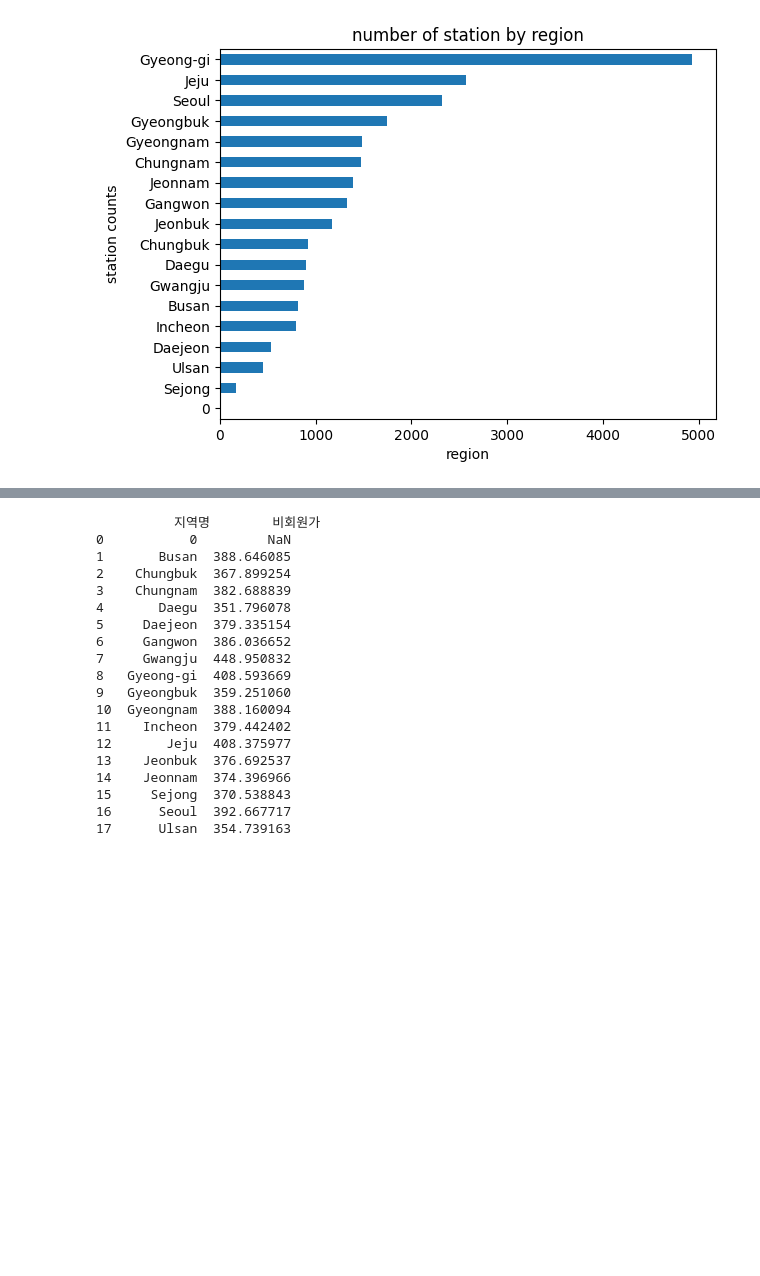
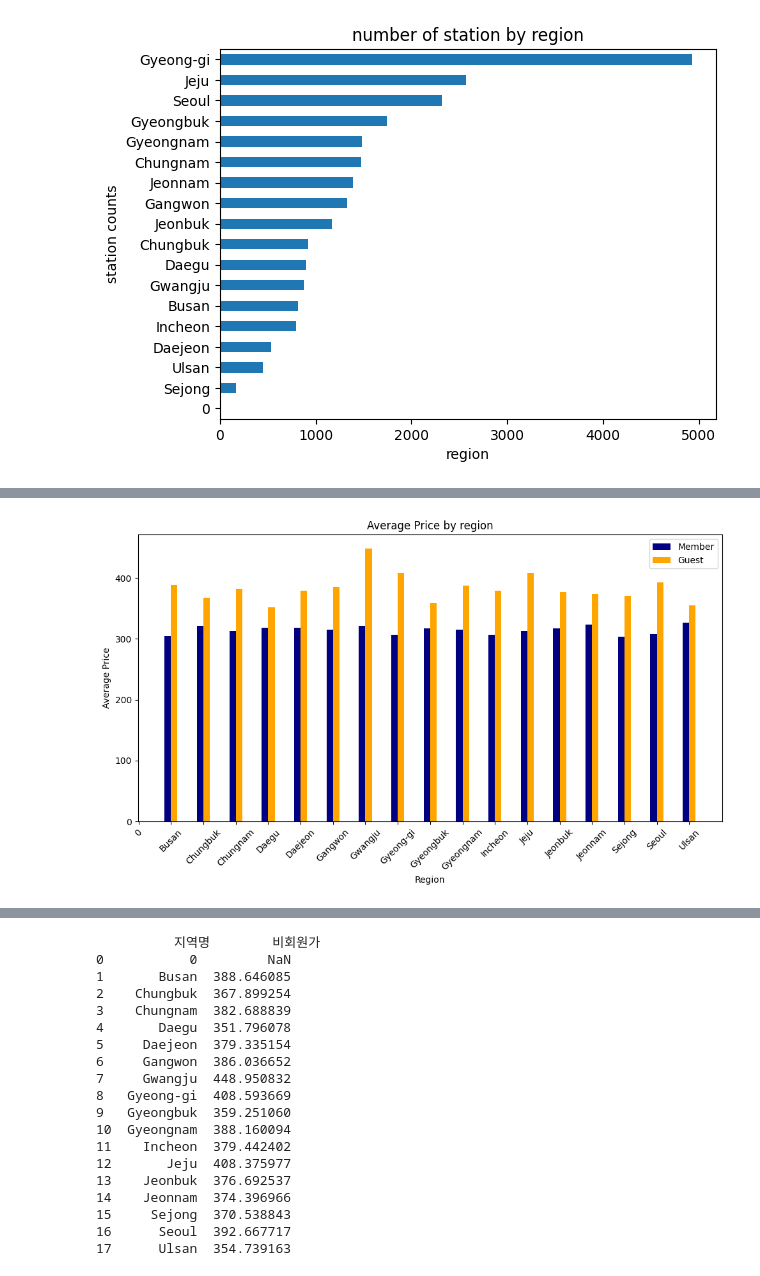
Before and after one commit to SKNETWORKS-FAMILY-AICAMP/SKN06-1st-5Team, a Jupyter notebook: EV_charger.ipynb, the cells around one changed output, grey strips where cells are left out. Saved outputs shown, nothing was run; the diff lists cells and outputs as text; code cells hidden in the pictures; blank space fills up the shorter version.

```diff
--- a/EV_charger.ipynb
+++ b/EV_charger.ipynb
@@ -283,0 +225,31 @@ plt.show()
+# %%
+import pandas as pd
+import matplotlib.pyplot as plt
+
+# CSV 파일 불러오기
+file = pd.read_csv('EV_merged2.csv')
+
+# 지역명 기준으로 회원가와 비회원가의 평균을 구하기
+avg_price_region = file.groupby('지역명')[['회원가', '비회원가']].mean().reset_index()
+
+# 바 차트 그리기
+plt.figure(figsize=(10, 6))
+
+# 회원가에 대한 바 차트
+plt.bar(avg_price_region['지역명'], avg_price_region['회원가'], color='navy', label='Member', width=0.4, align='center')
+
+# 비회원가에 대한 바 차트 (약간 오른쪽으로 이동시키기 위해 width 조절)
+plt.bar(avg_price_region['지역명'], avg_price_region['비회원가'], color='orange', label='Guest', width=0.2, align='edge')
+
+# 그래프에 추가적인 설정
+plt.xlabel('Region')
+plt.ylabel('Average Price')
+plt.title('Average Price by region')
+plt.xticks(rotation=45)
+plt.legend()
+
+# 차트 보여주기
+plt.tight_layout()
+plt.show()
+# %% [output]
+[figure, added]
```
Also changed, not shown: parts of 4 cells of this notebook, 6 other files.
